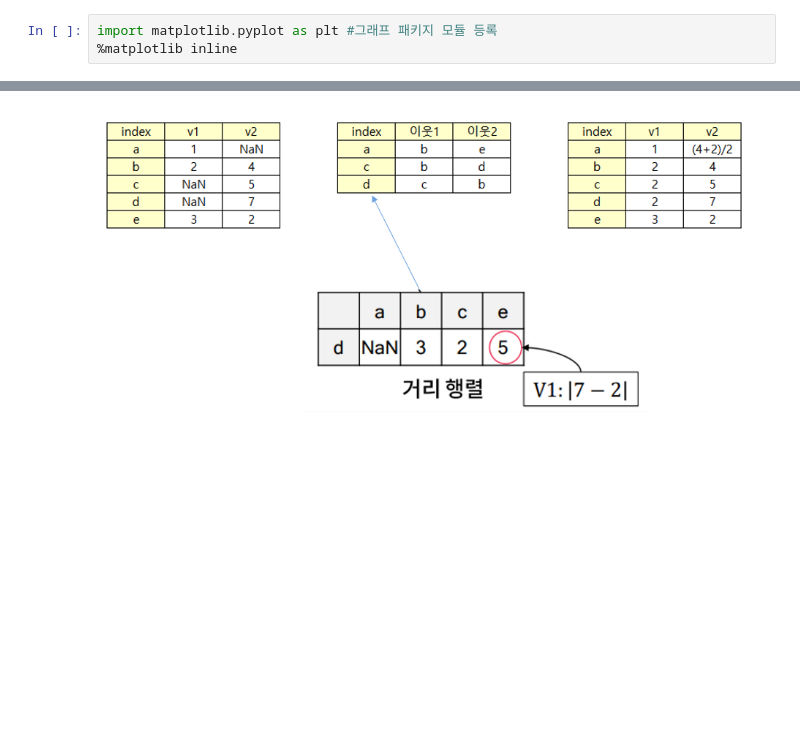
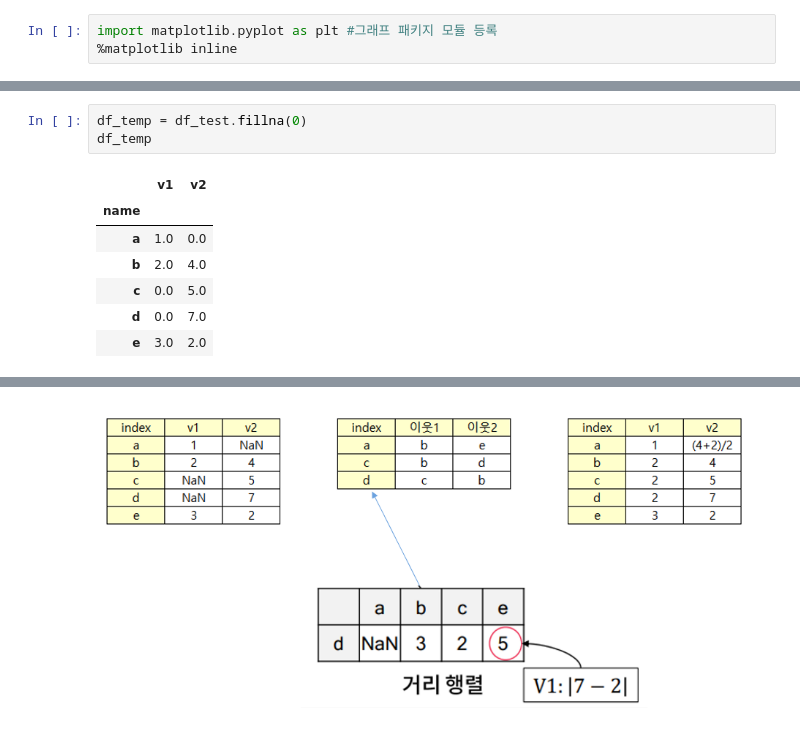
Before and after one commit to lullu303/DataScience2, a Jupyter notebook: 예측분석/필수전처리/06_ 결측치 예측 모델 활용.ipynb, the cells around one changed output, grey strips where cells are left out. Saved outputs shown, nothing was run; the diff lists cells and outputs as text; blank space fills up the shorter version.

```diff
--- a/예측분석/필수전처리/06_ 결측치 예측 모델 활용.ipynb
+++ b/예측분석/필수전처리/06_ 결측치 예측 모델 활용.ipynb
@@ -22,0 +51,11 @@ import matplotlib.pyplot as plt #그래프 패키지 모듈 등록
+# %%
+df_temp = df_test.fillna(0)
+df_temp
+# %% [output]
+|  | v1 | v2 |
+| name |  |  |
+| a | 1.0 | 0.0 |
+| b | 2.0 | 4.0 |
+| c | 0.0 | 5.0 |
+| d | 0.0 | 7.0 |
+| e | 3.0 | 2.0 |
```
Also changed, not shown: parts of 20 cells of this notebook.
